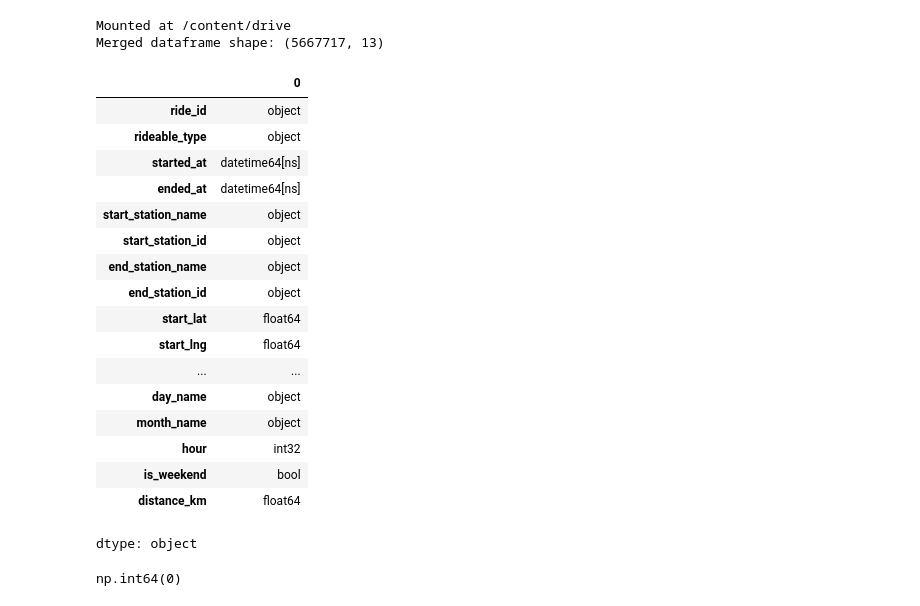
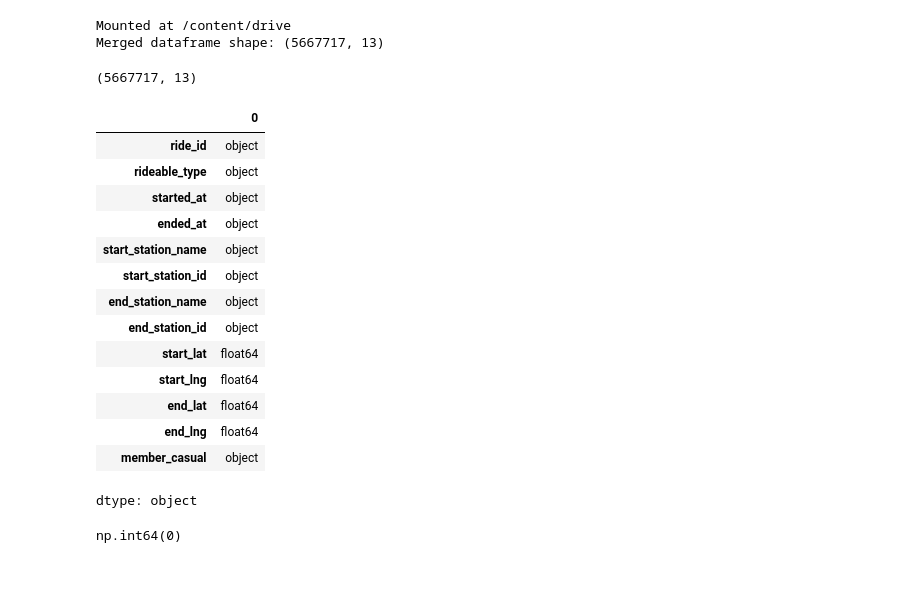
Before and after one commit to khaulaejaz/Bike-Share-Analysis, a Jupyter notebook: bike_share_eda.ipynb, the cells around one changed output. Drawn from its saved outputs; the diff is of its cells as text; code cells hidden in the pictures; blank space fills up the shorter version.

```diff
--- a/bike_share_eda.ipynb
+++ b/bike_share_eda.ipynb
@@ -51,36 +90,34 @@ Merged dataframe shape: (5667717, 13)
 # %%
 # -------------------------------
 # 3. Previewing the dataset
 # -------------------------------
 
 #print(df.head())
-#print(df.shape)
-#df.describe(include='all')
+print(df.shape)
+df.describe(include='all')
 #print(df.info)
 #df.isnull().sum()
 #df.duplicated().sum()
 df.dtypes
 #df['rideable_type'].unique()
 #df['member_casual'].unique()
 # %% [output]
+(5667717, 13)
 |  | 0 |
 | ride_id | object |
 | rideable_type | object |
-| started_at | datetime64[ns] |
-| ended_at | datetime64[ns] |
+| started_at | object |
+| ended_at | object |
 | start_station_name | object |
 | start_station_id | object |
 | end_station_name | object |
 | end_station_id | object |
 | start_lat | float64 |
 | start_lng | float64 |
-| ... | ... |
-| day_name | object |
-| month_name | object |
-| hour | int32 |
-| is_weekend | bool |
-| distance_km | float64 |
+| end_lat | float64 |
+| end_lng | float64 |
+| member_casual | object |
-dtype: object
+dtype: object
 # %%
 # -----------------------------------
 # 4. Cleaning & Preprocessing Data
```
Also changed, not shown: parts of 1 cell of this notebook.
